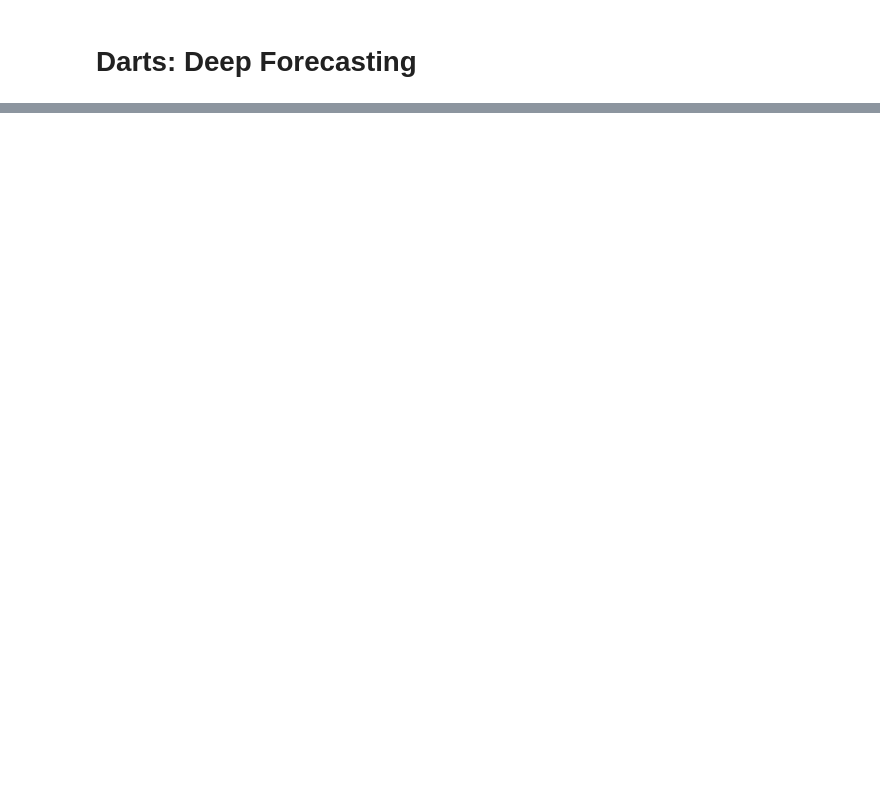
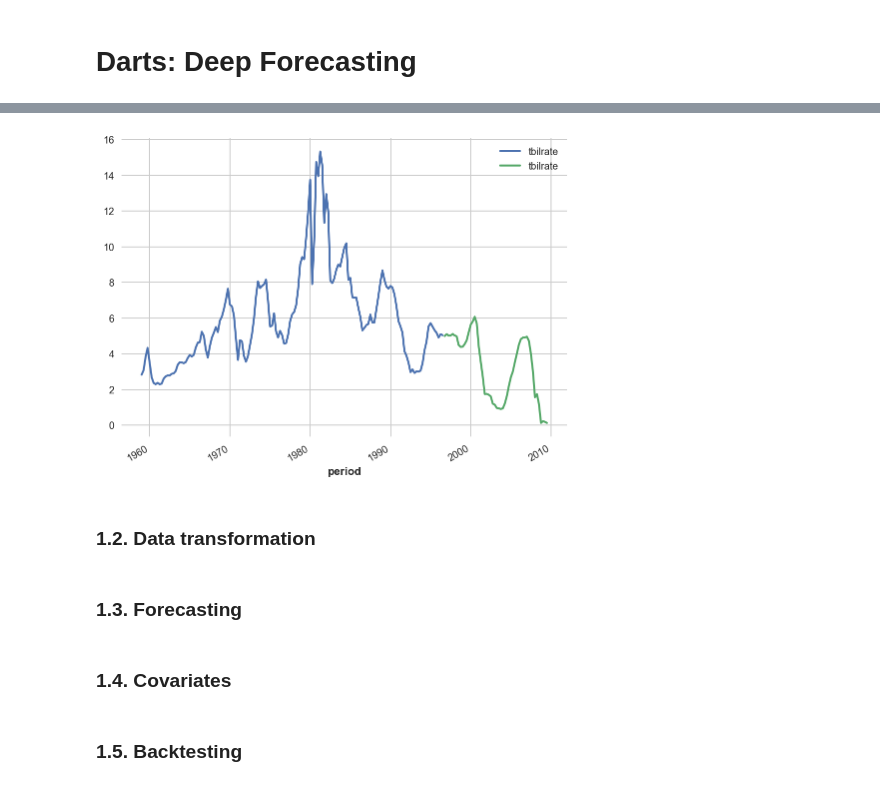
Before and after one commit to hungpq7/tabular-book, a Jupyter notebook: 08-time-series/darts-deep-forecasting.ipynb, the cells around one changed output, grey strips where cells are left out. Drawn from its saved outputs; the diff is of its cells as text; code cells hidden in the pictures; blank space fills up the shorter version.

```diff
--- a/08-time-series/darts-deep-forecasting.ipynb
+++ b/08-time-series/darts-deep-forecasting.ipynb
@@ -60,0 +185,6 @@ Attributes:
+# %%
+tsEco1, tsEco2 = tsEco['tbilrate'].split_before(0.75)
+tsEco1.plot()
+tsEco2.plot()
+# %% [output]
+[figure, added]
@@ -60,0 +193,8 @@ Attributes:
+# %% [markdown]
+### 1.2. Data transformation
+# %% [markdown]
+### 1.3. Forecasting
+# %% [markdown]
+### 1.4. Covariates
+# %% [markdown]
+### 1.5. Backtesting
```
Also changed, not shown: parts of 32 cells of this notebook, 6 other files.
